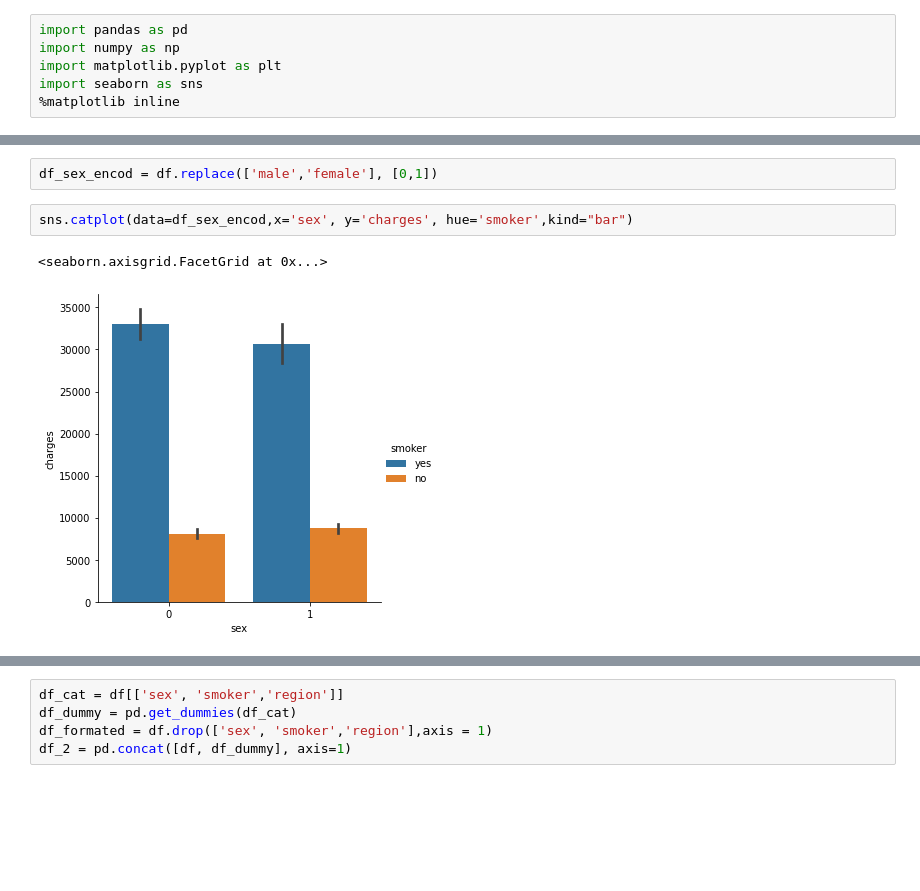
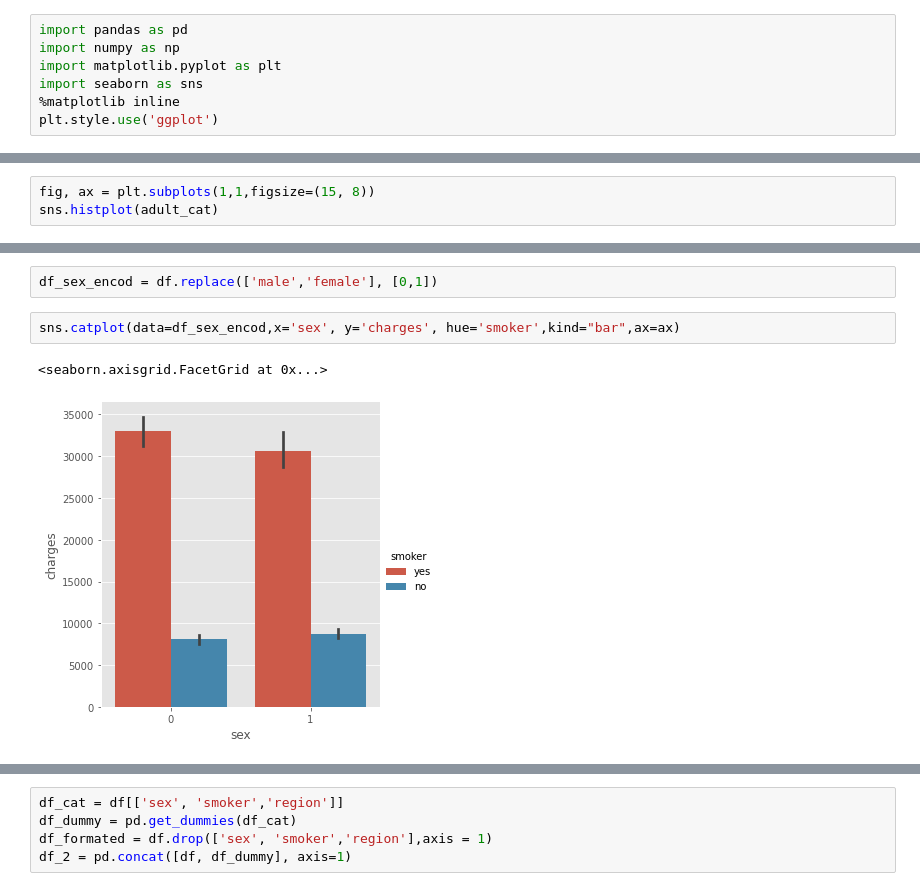
Before and after one commit to candia-julian/machine_learning_projects, a Jupyter notebook: insurance_regression_tree_project.ipynb, the cells around one changed output, grey strips where cells are left out. Drawn from its saved outputs; the diff is of its cells as text; blank space fills up the shorter version.

```diff
--- a/insurance_regression_tree_project.ipynb
+++ b/insurance_regression_tree_project.ipynb
@@ -24,6 +24,7 @@ import numpy as np
 import matplotlib.pyplot as plt
 import seaborn as sns
 %matplotlib inline
+plt.style.use('ggplot')
 # %%
 df = pd.read_csv('../input/insurance/insurance.csv')
 # %%
@@ -116,0 +113,3 @@ sns.histplot(adult_cat)
+# %%
+fig, ax = plt.subplots(1,1,figsize=(15, 8))
+sns.histplot(adult_cat)
@@ -145,10 +147,10 @@ df
 # %%
 df_sex_encod = df.replace(['male','female'], [0,1])
 # %%
-sns.catplot(data=df_sex_encod,x='sex', y='charges', hue='smoker',kind="bar")
+sns.catplot(data=df_sex_encod,x='sex', y='charges', hue='smoker',kind="bar",ax=ax)
 # %% [output]
 <seaborn.axisgrid.FacetGrid at 0x...>
-[figure, old version]
+[figure, new version]
 # %%
 fig, ax = plt.subplots(1,2,figsize=(15, 8))
 
```
Also changed, not shown: parts of 14 cells of this notebook.
